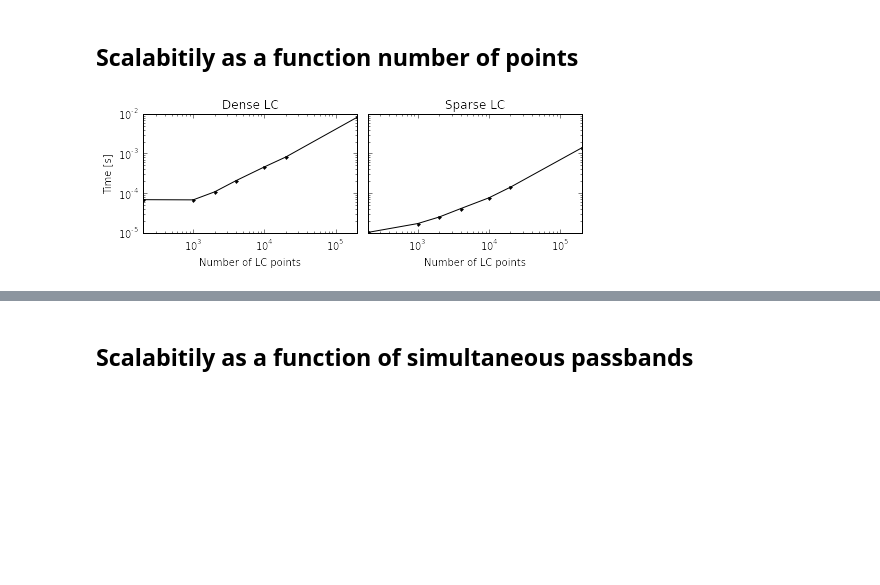
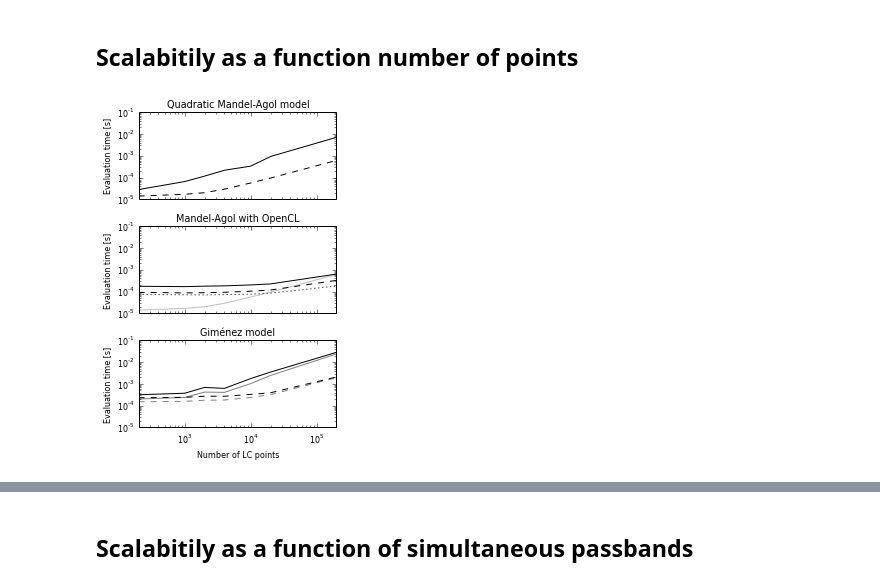
Before and after one commit to hpparvi/PyTransit, a Jupyter notebook: notebooks/Test_scalability.ipynb, the cells around one changed output, grey strips where cells are left out. Cells and saved outputs as stored; diff of their text form; code cells hidden in the pictures; blank space fills up the shorter version.

```diff
--- a/notebooks/Test_scalability.ipynb
+++ b/notebooks/Test_scalability.ipynb
@@ -94,13 +155,35 @@ for do_lerp in [0,1]:
 # %% [markdown]
 ## Scalabitily as a function number of points
-# %%
-fig, ax = subplots(1,2,figsize=(2*AAOCW,0.75*AAOCW), sharey=True)
-ax[0].loglog(npt, times_basic_d[0,0,:], 'k-', marker='.')
-ax[0].loglog(npt, times_basic_d[1,0,:], 'k--', marker='.');
-ax[1].loglog(npt, times_basic_s[0,0,:], 'k-', marker='.')
-ax[1].loglog(npt, times_basic_s[1,0,:], 'k--', marker='.');
-setp(ax[0], xlabel='Number of LC points', ylabel='Time [s]', xlim=npt[[0,-1]], title='Dense LC')
-setp(ax[1], xlabel='Number of LC points', xlim=npt[[0,-1]], title='Sparse LC')
-fig.tight_layout()
-# %% [output]
-[figure, removed]
+# %%
+def get_time(df,model,lerp,iu,nldc=2):
+    return df['time_median'][(df.Model==model) & (df.Lerp==lerp) & (df.iu==iu) & (df.nldc==nldc)]
+
+def get_cl_time(df,copy_z,copy_f,iu):
+    return df['time_median'][(df.copy_z==copy_z) & (df.iu==iu) & (df.copy_f==copy_f)]
+
+def plot_npt(df, figname):
+    fig, ax = subplots(3,1,figsize=(AAOCW,1.5*AAOCW), sharey=True, sharex=True)
+    [ax[0].loglog(npt, get_time(df, 'MA', False, iu, 2), 'k-',  label='Direct') for iu in [0]]
+    [ax[0].loglog(npt, get_time(df, 'MA', True,  iu, 2), 'k--', label='Interpolated') for iu in [0]]
+
+    [ax[1].loglog(npt, get_time(df, 'MA', True,  iu, 2), '-', c='0.75', label='Interpolated') for iu in [0]]
+    [ax[1].loglog(npt, get_cl_time(df_cl, True,   True,  iu), '-',  c='0.00', label='OpenCL') for iu in [0]]
+    [ax[1].loglog(npt, get_cl_time(df_cl, True,   False, iu), '--', c='0.00', label='OpenCL') for iu in [0]]
+    [ax[1].loglog(npt, get_cl_time(df_cl, False,  False, iu), ':',  c='0.00', label='OpenCL') for iu in [0]]
+
+    [ax[2].loglog(npt, get_time(df, 'G',  False, iu, 2), '-',  c='0.5', label='Direct') for iu in [0]]
+    [ax[2].loglog(npt, get_time(df, 'G',  True,  iu, 2), '--', c='0.5', label='Interpolated') for iu in [0]]
+    [ax[2].loglog(npt, get_time(df, 'G',  False, iu, 4), '-',  c='0.0', label='Direct') for iu in [0]]
+    [ax[2].loglog(npt, get_time(df, 'G',  True,  iu, 4), '--', c='0.0', label='Interpolated') for iu in [0]]
+    setp(ax[0], title='Quadratic Mandel-Agol model')
+    setp(ax[1], title='Mandel-Agol with OpenCL')
+    setp(ax[2], title=u'Giménez model', xlabel='Number of LC points')
+
+    setp(ax, ylabel='Evaluation time [s]', xlim=npt[[0,-1]], ylim=(1e-5,1e-1))
+    fig.tight_layout()
+    fig.savefig(figname)
+
+#plot_npt(df_m1, 'basic_scalability_m1_{}.pdf'.format(cpu))
+plot_npt(df_m2, 'basic_scalability_m2_{}.pdf'.format(cpu))
+# %% [output]
+[figure, added]
```
Also changed, not shown: parts of 27 cells of this notebook, 2 other files.
